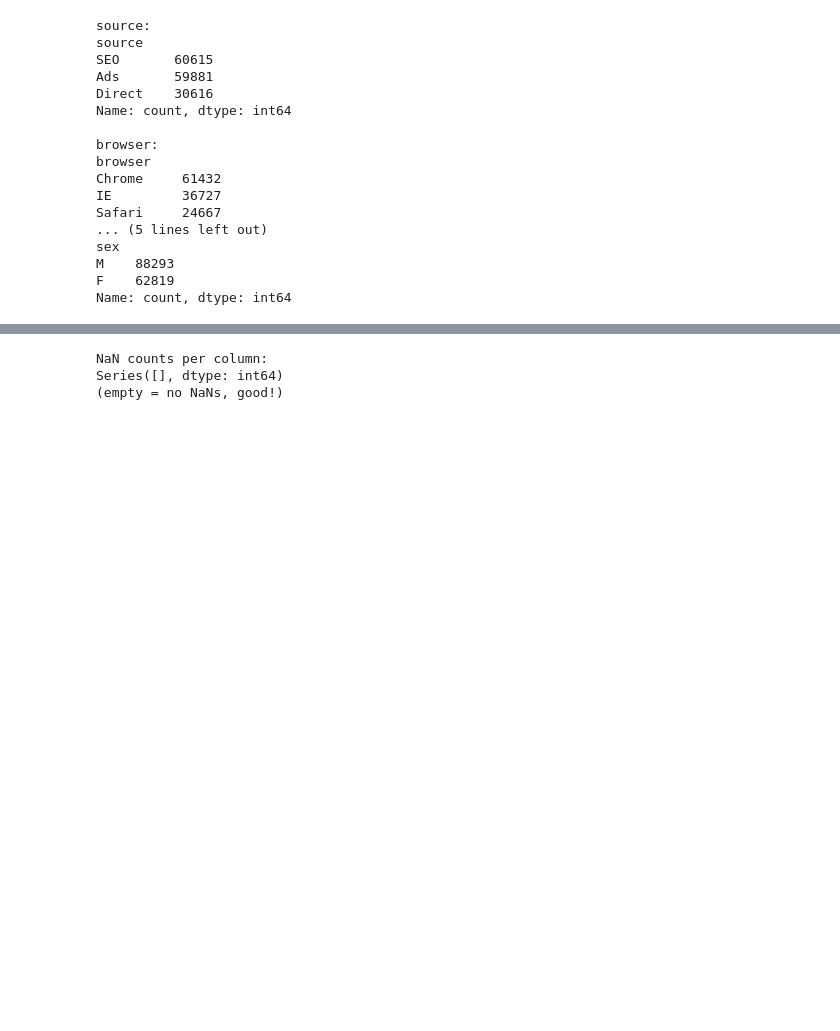
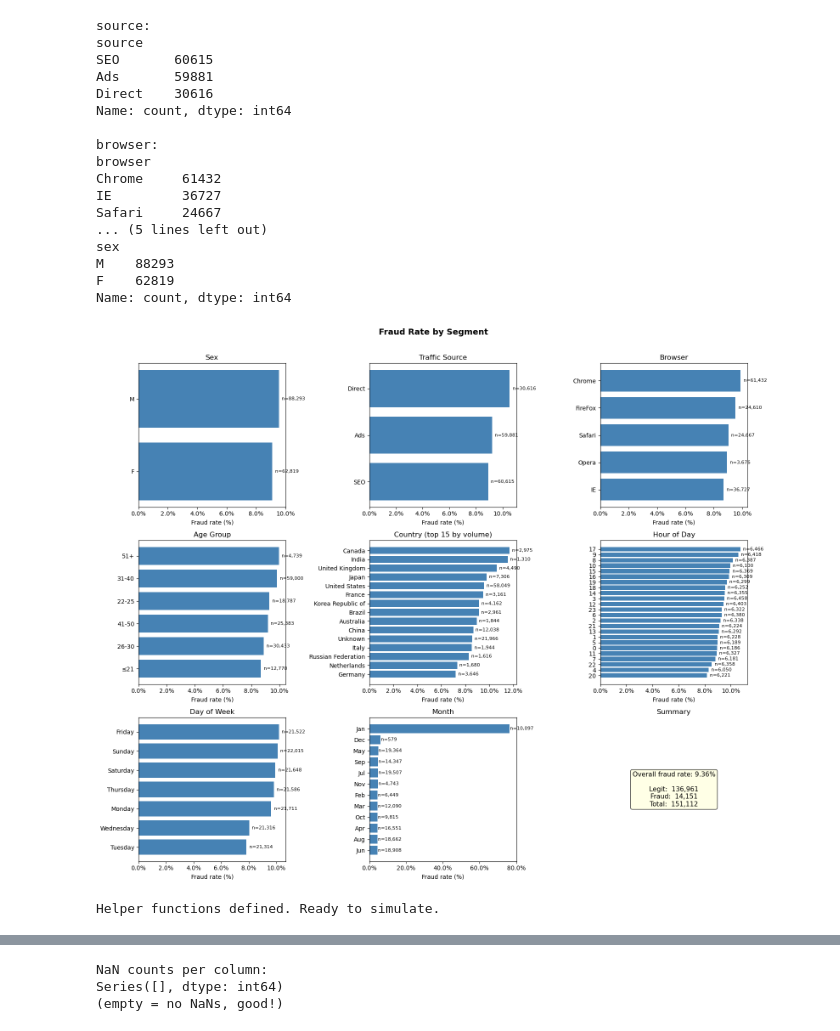
Before and after one commit to abbylxw/fraud-decision-engine, a Jupyter notebook: notebooks/train_model.ipynb, the cells around one changed output, grey strips where cells are left out. Drawn from its saved outputs; the diff is of its cells as text; code cells hidden in the pictures; blank space fills up the shorter version.

Commit message:
WIP: NN experiments and feature exploration in training notebook
Co-Authored-By: Claude Opus 5.5 <noreply@anthropic.com>

```diff
--- a/notebooks/train_model.ipynb
+++ b/notebooks/train_model.ipynb
@@ -129,6 +129,72 @@ sex
 M    88293
 F    62819
 Name: count, dtype: int64
+# %%
+# Fraud rate by segment — one bar chart per categorical variable.
+# This helps confirm that each feature carries a real signal before training.
+import matplotlib.pyplot as plt
+import matplotlib.ticker as mticker
+
+def fraud_rate_chart(ax, series, label, top_n=None):
+    """Plot fraud rate (%) per segment, sorted descending, with count annotations."""
+    grp = df.groupby(series)['class'].agg(['mean', 'count'])
+    grp['mean'] *= 100
+    if top_n:
+        grp = grp.nlargest(top_n, 'count')
+    grp = grp.sort_values('mean', ascending=True)
+    bars = ax.barh(grp.index.astype(str), grp['mean'], color='steelblue')
+    for bar, (_, row) in zip(bars, grp.iterrows()):
+        ax.text(bar.get_width() + 0.2, bar.get_y() + bar.get_height() / 2,
+                f"n={int(row['count']):,}", va='center', fontsize=8)
+    ax.set_xlabel('Fraud rate (%)')
+    ax.set_title(label)
+    ax.xaxis.set_major_formatter(mticker.FormatStrFormatter('%.1f%%'))
+
+# Bin raw age into readable groups for the chart
+df['age_bin'] = pd.cut(df['age'],
+    bins=[0, 21, 25, 30, 40, 50, 120],
+    labels=['≤21', '22-25', '26-30', '31-40', '41-50', '51+'])
+
+# Temporal segments derived from purchase_time
+df['hour_bin']  = df['purchase_time'].dt.hour
+df['dow_bin']   = df['purchase_time'].dt.day_name()
+df['month_bin'] = df['purchase_time'].dt.strftime('%b')
+
+fig, axes = plt.subplots(3, 3, figsize=(16, 13))
+fig.suptitle('Fraud Rate by Segment', fontsize=14, fontweight='bold', y=1.01)
+
+fraud_rate_chart(axes[0, 0], df['sex'],          'Sex')
+fraud_rate_chart(axes[0, 1], df['source'],        'Traffic Source')
+fraud_rate_chart(axes[0, 2], df['browser'],       'Browser')
+fraud_rate_chart(axes[1, 0], df['age_bin'],       'Age Group')
+fraud_rate_chart(axes[1, 1], df['ip_country'],    'Country (top 15 by volume)', top_n=15)
+fraud_rate_chart(axes[1, 2], df['hour_bin'],      'Hour of Day')
+fraud_rate_chart(axes[2, 0], df['dow_bin'],       'Day of Week')
+fraud_rate_chart(axes[2, 1], df['month_bin'],     'Month')
+fraud_rate_chart(axes[2, 2], df['age_bin'],       'Age Group (repeat for ref)')
+
+# Hide the duplicate panel — replace with overall summary table
+axes[2, 2].clear()
+axes[2, 2].axis('off')
+overall = df.groupby('class').size().rename({0: 'Legit', 1: 'Fraud'})
+summary_text = (
+    f"Overall fraud rate: {df['class'].mean()*100:.2f}%\n\n"
+    f"Legit:  {overall.get('Legit', 0):,}\n"
+    f"Fraud:  {overall.get('Fraud', 0):,}\n"
+    f"Total:  {len(df):,}"
+)
+axes[2, 2].text(0.5, 0.5, summary_text, ha='center', va='center',
+                fontsize=11, transform=axes[2, 2].transAxes,
+                bbox=dict(boxstyle='round', facecolor='lightyellow', alpha=0.8))
+axes[2, 2].set_title('Summary')
+
+plt.tight_layout()
+plt.show()
+
+# Drop the temporary columns we added for charting only
+df.drop(columns=['age_bin', 'hour_bin', 'dow_bin', 'month_bin'], inplace=True)
+# %% [output]
+[figure, added]
 # %%
 from collections import defaultdict
 import bisect
@@ -151,6 +217,9 @@ did_first_seen = {}                 # (device_id, user_id) -> first purchase_tim
 country_txn_times = defaultdict(list)  # ip_country -> [timestamps of all transactions]
 
 WINDOWS = {
+    "5min":  5  * 60,
+    "10min": 10 * 60,
+    "1h":    1  * 3600,
     "2h":  2  * 3600,
     "24h": 24 * 3600,
     "7d":  7  * 86400,
@@ -184,6 +253,8 @@ def count_in_window(times_list, cutoff_ts):
     return len(times_list) - idx
 
 print("Helper functions defined. Ready to simulate.")
+# %% [output]
+Helper functions defined. Ready to simulate.
 # %%
 # This cell takes ~2-4 minutes for 151k rows.
 rows = []
```
Also changed, not shown: parts of 29 cells of this notebook.
